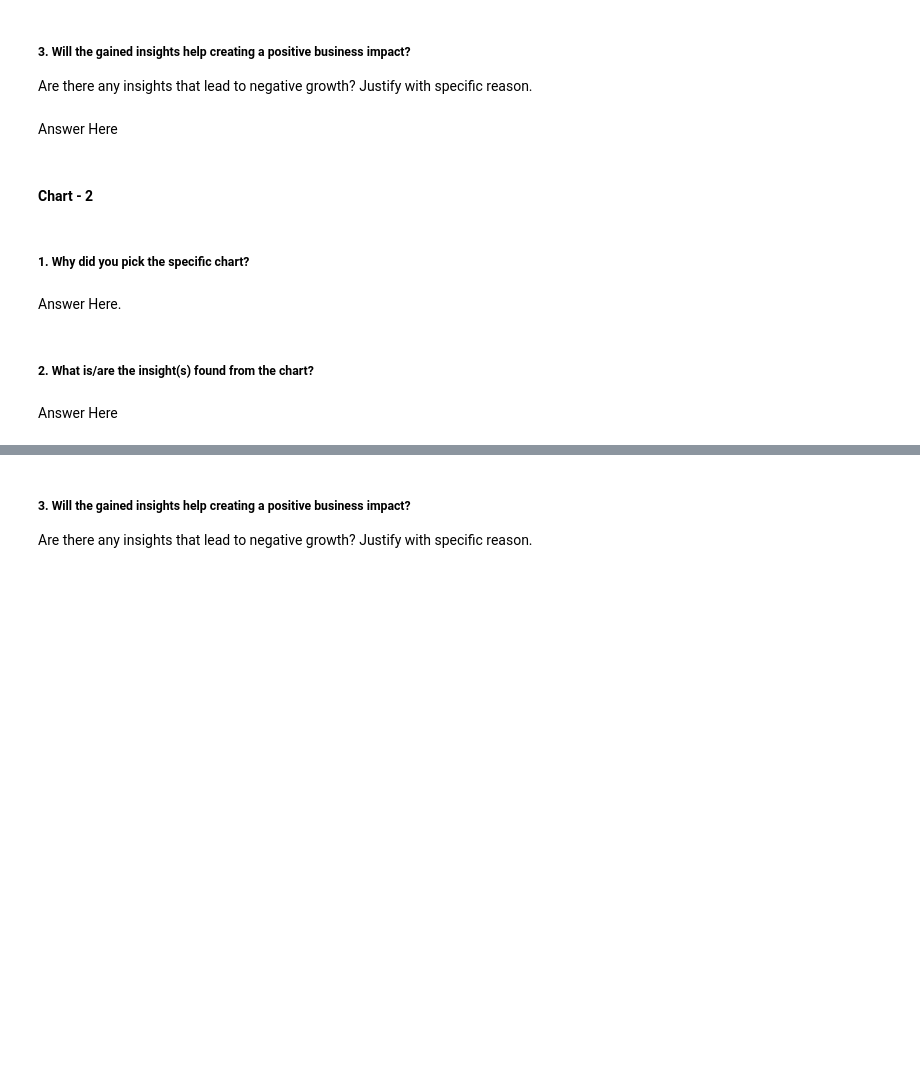
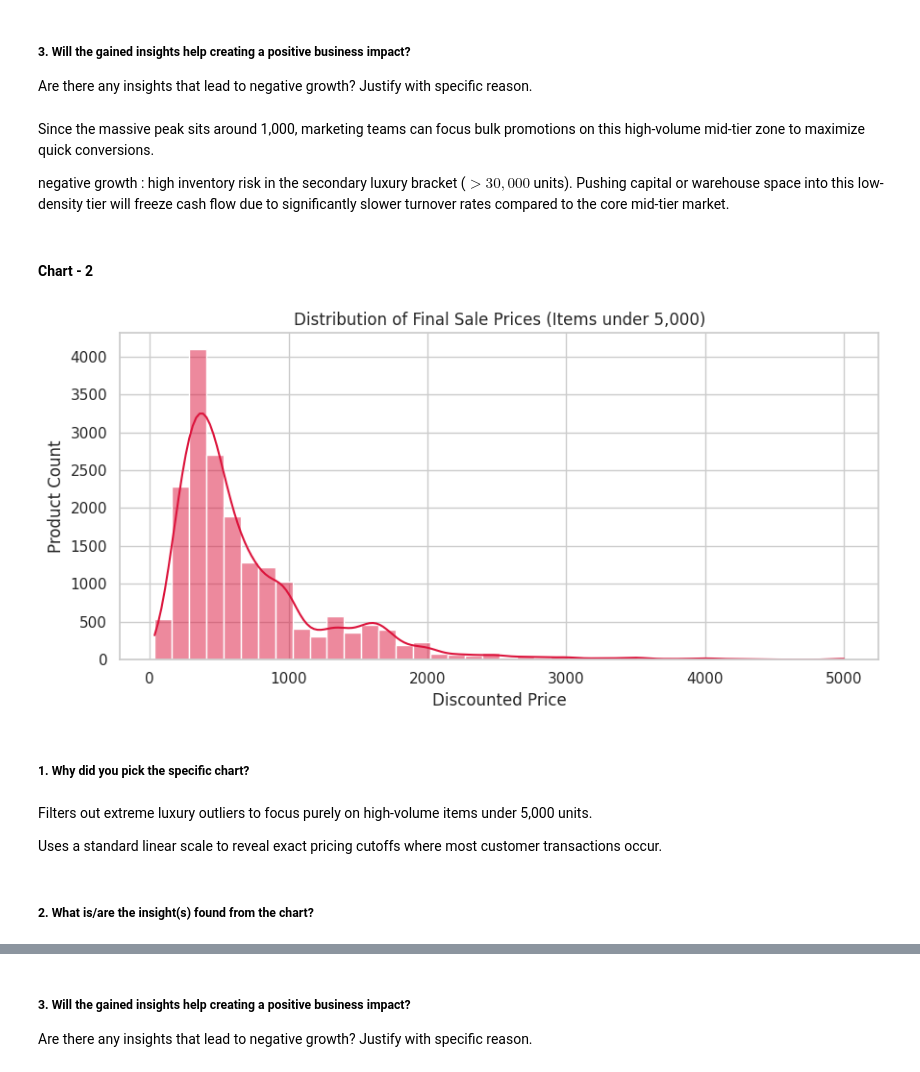
Before and after one commit to Bhuvneshwari19/flipkart-product-clustering, a Jupyter notebook: flipkart_products.ipynb, the cells around one changed output, grey strips where cells are left out. Cells and saved outputs as stored; diff of their text form; code cells hidden in the pictures; blank space fills up the shorter version.

```diff
--- a/flipkart_products.ipynb
+++ b/flipkart_products.ipynb
@@ -385,7 +402,10 @@ Answer Here
 # %% [markdown]
 ##### 3. Will the gained insights help creating a positive business impact?
 Are there any insights that lead to negative growth? Justify with specific reason.
-# %% [markdown]
-Answer Here
+# %% [markdown]
+Since the massive peak sits around 1,000, marketing teams can focus bulk promotions on this high-volume mid-tier zone to maximize quick conversions.
+
+negative growth :
+high inventory risk in the secondary luxury bracket ($>30,000$ units). Pushing capital or warehouse space into this low-density tier will freeze cash flow due to significantly slower turnover rates compared to the core mid-tier market.
 # %% [markdown]
 #### Chart - 2
@@ -394,8 +412,21 @@ Answer Here
+# %%
+# Chart - 2 visualization code
+
+# Discounted Price Distribution (Zoomed Spread)
+
+plt.figure(figsize=(9, 4.5))
+sns.histplot(df_filtered['discounted_price'], bins=40, kde=True, color='crimson')
+plt.title('Distribution of Final Sale Prices (Items under 5,000)')
+plt.xlabel('Discounted Price')
+plt.ylabel('Product Count')
+plt.tight_layout(); plt.show()
+# %% [output]
+[figure, added]
 # %% [markdown]
 ##### 1. Why did you pick the specific chart?
-# %% [markdown]
-Answer Here.
+# %% [markdown]
+Filters out extreme luxury outliers to focus purely on high-volume items under 5,000 units.
+
+ Uses a standard linear scale to reveal exact pricing cutoffs where most customer transactions occur.
 # %% [markdown]
 ##### 2. What is/are the insight(s) found from the chart?
-# %% [markdown]
-Answer Here
```
Also changed, not shown: parts of 112 cells of this notebook.
